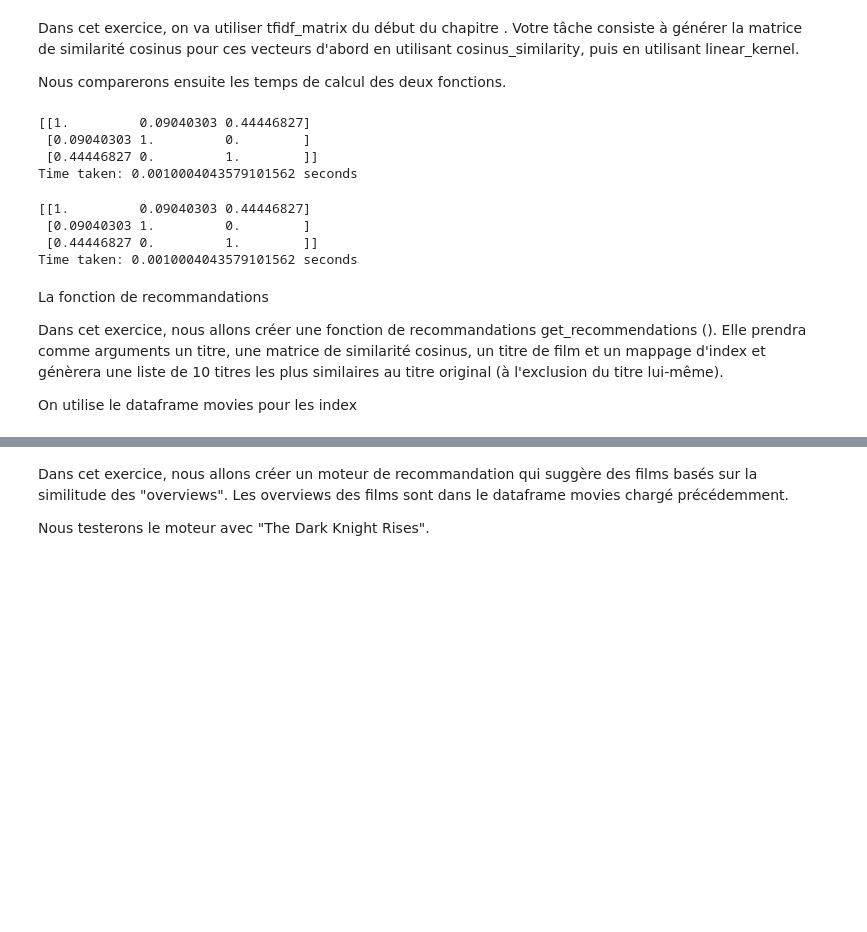
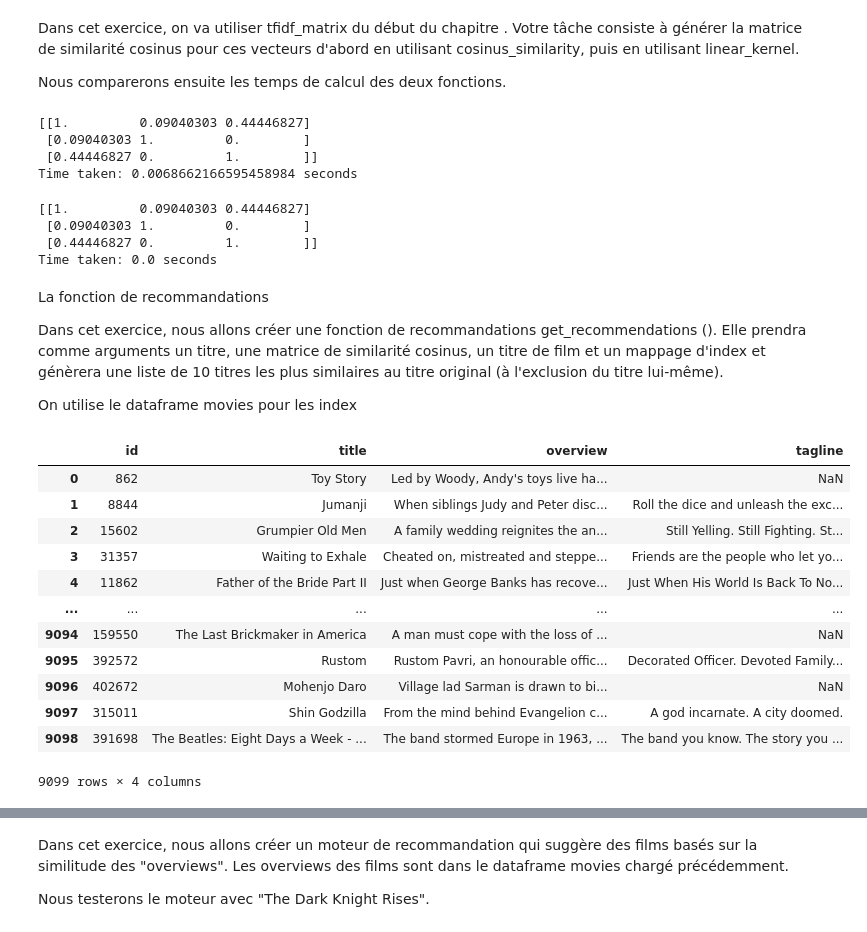
Before and after one commit to jimi-117/NLP1, a Jupyter notebook: NLP_ex.ipynb, the cells around one changed output, grey strips where cells are left out. Drawn from its saved outputs; the diff is of its cells as text; code cells hidden in the pictures; blank space fills up the shorter version.

```diff
--- a/NLP_ex.ipynb
+++ b/NLP_ex.ipynb
@@ -978,7 +1108,7 @@ Nous comparerons ensuite les temps de calcul des deux fonctions.
 start = time.time()
 
 # calculer cosine similarity matrix
-cosine_sim = ____
+cosine_sim = cosine_similarity(tfidf_matrix_list, tfidf_matrix_list)
 
 
 # afficher la cosine similarity matrix
@@ -990,7 +1120,7 @@ print("Time taken: %s seconds" %(time.time() - start))
 [[1.         0.09040303 0.44446827]
  [0.09040303 1.         0.        ]
  [0.44446827 0.         1.        ]]
-Time taken: 0.0010004043579101562 seconds
+Time taken: 0.0068662166595458984 seconds
 # %%
 # Importer linear_kernel
 from sklearn.metrics.pairwise import linear_kernel
@@ -999,7 +1129,7 @@ from sklearn.metrics.pairwise import linear_kernel
 start = time.time()
 
 # calculer cosine similarity matrix
-cosine_sim = linear_kernel(tfidf_matrix, tfidf_matrix)
+cosine_sim = linear_kernel(tfidf_matrix_list, tfidf_matrix_list)
 
 # afficher la cosine similarity matrix
 print(cosine_sim)
@@ -1010,7 +1140,7 @@ print("Time taken: %s seconds" %(time.time() - start))
 [[1.         0.09040303 0.44446827]
  [0.09040303 1.         0.        ]
  [0.44446827 0.         1.        ]]
-Time taken: 0.0010004043579101562 seconds
+Time taken: 0.0 seconds
 # %% [markdown]
 
 La fonction de recommandations
@@ -1018,3 +1148,19 @@ La fonction de recommandations
 Dans cet exercice, nous allons créer une fonction de recommandations get_recommendations (). Elle prendra comme arguments un titre, une matrice de similarité cosinus, un titre de film et un mappage d'index et génèrera une liste de 10 titres les plus similaires au titre original (à l'exclusion du titre lui-même).
 
 On utilise le dataframe movies pour les index
+# %%
+movies
+# %% [output]
+|  | id | title | overview | tagline |
+| 0 | 862 | Toy Story | Led by Woody, Andy's toys live ha... | NaN |
+| 1 | 8844 | Jumanji | When siblings Judy and Peter disc... | Roll the dice and unleash the exc... |
+| 2 | 15602 | Grumpier Old Men | A family wedding reignites the an... | Still Yelling. Still Fighting. St... |
+| 3 | 31357 | Waiting to Exhale | Cheated on, mistreated and steppe... | Friends are the people who let yo... |
+| 4 | 11862 | Father of the Bride Part II | Just when George Banks has recove... | Just When His World Is Back To No... |
+| ... | ... | ... | ... | ... |
+| 9094 | 159550 | The Last Brickmaker in America | A man must cope with the loss of ... | NaN |
+| 9095 | 392572 | Rustom | Rustom Pavri, an honourable offic... | Decorated Officer. Devoted Family... |
+| 9096 | 402672 | Mohenjo Daro | Village lad Sarman is drawn to bi... | NaN |
+| 9097 | 315011 | Shin Godzilla | From the mind behind Evangelion c... | A god incarnate. A city doomed. |
+| 9098 | 391698 | The Beatles: Eight Days a Week - ... | The band stormed Europe in 1963, ... | The band you know. The story you ... |
+9099 rows × 4 columns
```
Also changed, not shown: parts of 61 cells of this notebook.
